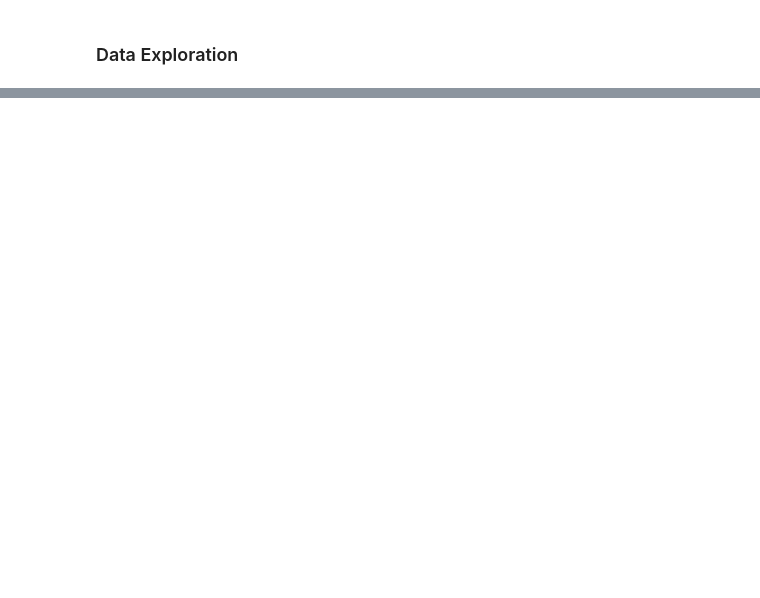
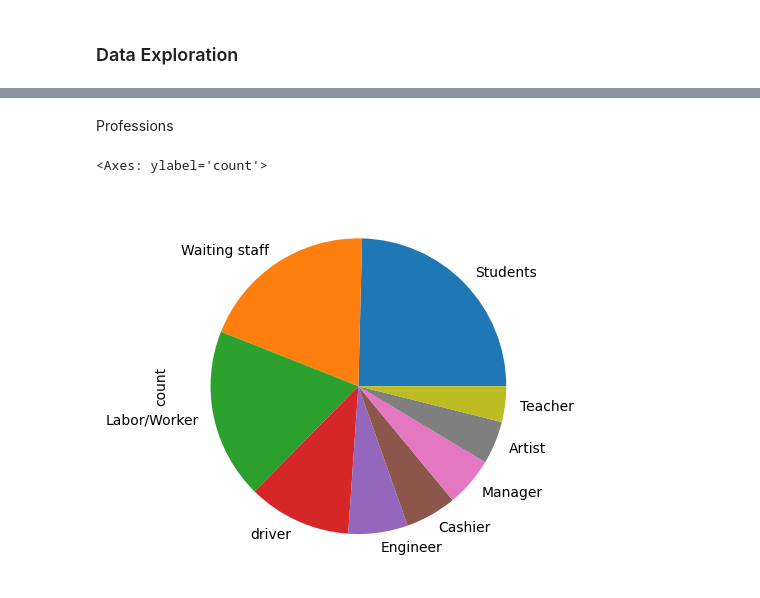
Before and after one commit to cchan083/Social-Media, a Jupyter notebook: analysis.ipynb, the cells around one changed output, grey strips where cells are left out. Drawn from its saved outputs; the diff is of its cells as text; code cells hidden in the pictures; blank space fills up the shorter version.

```diff
--- a/analysis.ipynb
+++ b/analysis.ipynb
@@ -134,0 +61,9 @@ np.float64(4.241265227984686)
+# %% [markdown]
+Professions
+# %%
+df['Profession'].value_counts().plot(
+    kind='pie'
+)
+# %% [output]
+<Axes: ylabel='count'>
+[figure, added]
```
Also changed, not shown: parts of 20 cells of this notebook, 1 other file.
